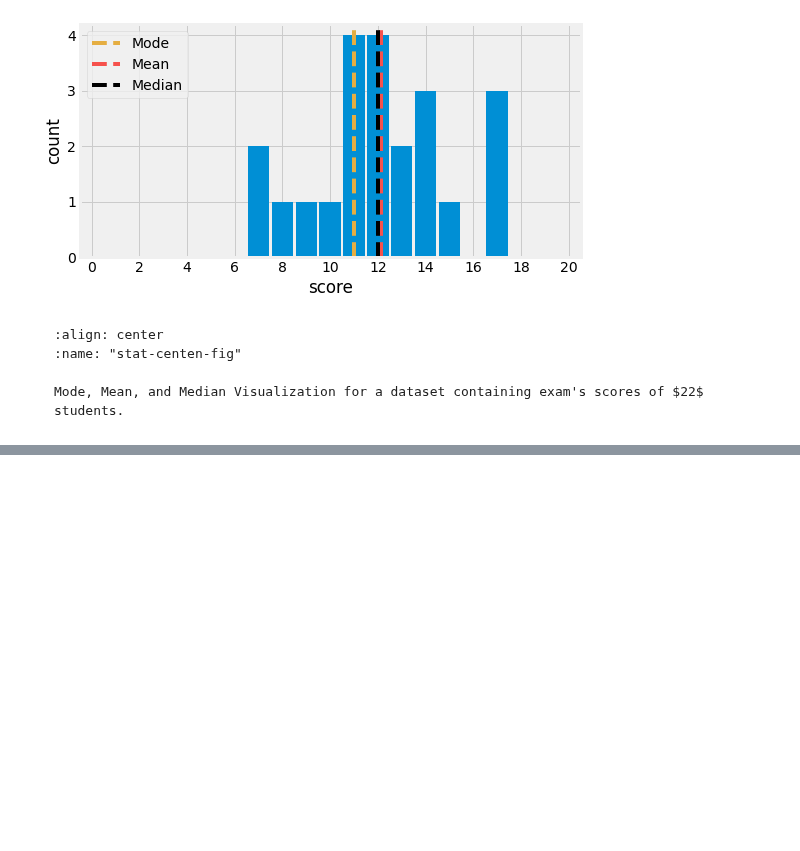
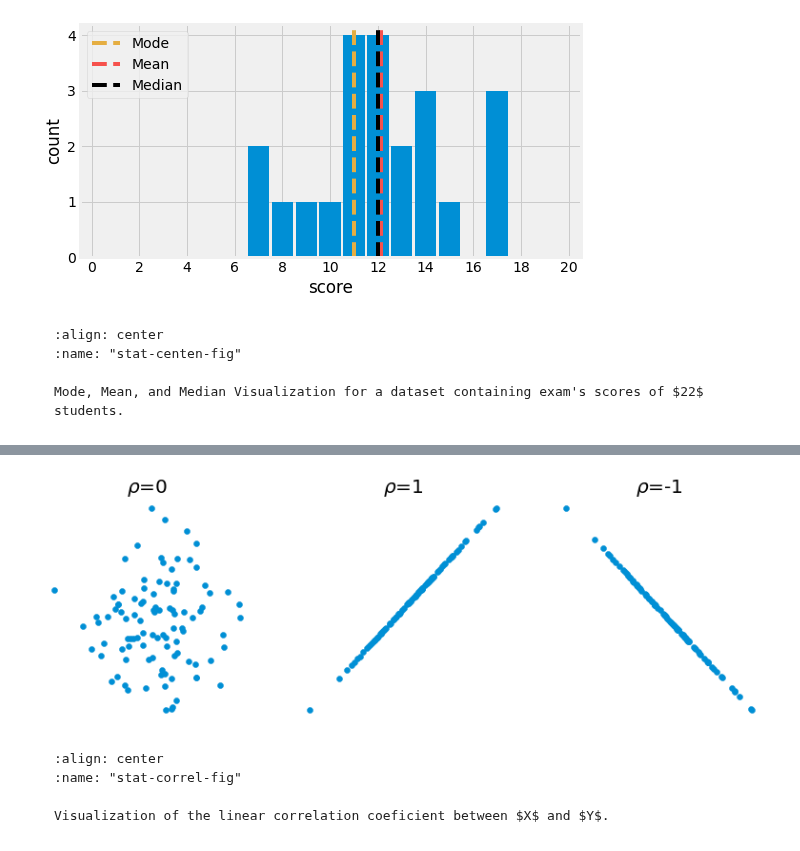
Before and after one commit to yliess86/DataDrivenScienceBook, a Jupyter notebook: _sources/2_applied_mathematics/3_statistical_inference.ipynb, the cells around one changed output, grey strips where cells are left out. Drawn from its saved outputs; the diff is of its cells as text; code cells hidden in the pictures; blank space fills up the shorter version.

````diff
--- a/_sources/2_applied_mathematics/3_statistical_inference.ipynb
+++ b/_sources/2_applied_mathematics/3_statistical_inference.ipynb
@@ -153,0 +149,29 @@ When $\rho(X, Y)$ is closed to $-1$ or $1$, it means that $X$ and $Y$ are linear
+# %%
+import matplotlib.pyplot as plt
+import numpy as np
+plt.ion()
+plt.style.use('fivethirtyeight')
+np.random.seed(42)
+
+N = 100
+
+fig = plt.figure(figsize=(12, 4), facecolor="white")
+ax1, ax2, ax3 = [fig.add_subplot(1, 3, i + 1) for i in range(3)]
+
+XY = np.random.normal(0, 1, (N, 2))
+ax1.scatter(XY[:, 0], XY[:, 1])
+ax1.set_axis_off()
+ax1.title.set_text(r"$\rho$=0")
+
+ax2.scatter(XY[:, 0], XY[:, 0])
+ax2.set_axis_off()
+ax2.title.set_text(r"$\rho$=1")
+
+ax3.scatter(XY[:, 0], -XY[:, 0])
+ax3.set_axis_off()
+ax3.title.set_text(r"$\rho$=-1")
+
+fig.subplots_adjust(hspace=0.40, wspace=0.25)
+fig.canvas.draw()
+# %% [output]
+[figure, added]
@@ -153,0 +181,7 @@ When $\rho(X, Y)$ is closed to $-1$ or $1$, it means that $X$ and $Y$ are linear
+# %% [markdown]
+```{glue:figure} stat_correl_fig
+:align: center
+:name: "stat-correl-fig"
+
+Visualization of the linear correlation coeficient between $X$ and $Y$.
+```
````
Also changed, not shown: parts of 5 cells of this notebook, 4 other files.
